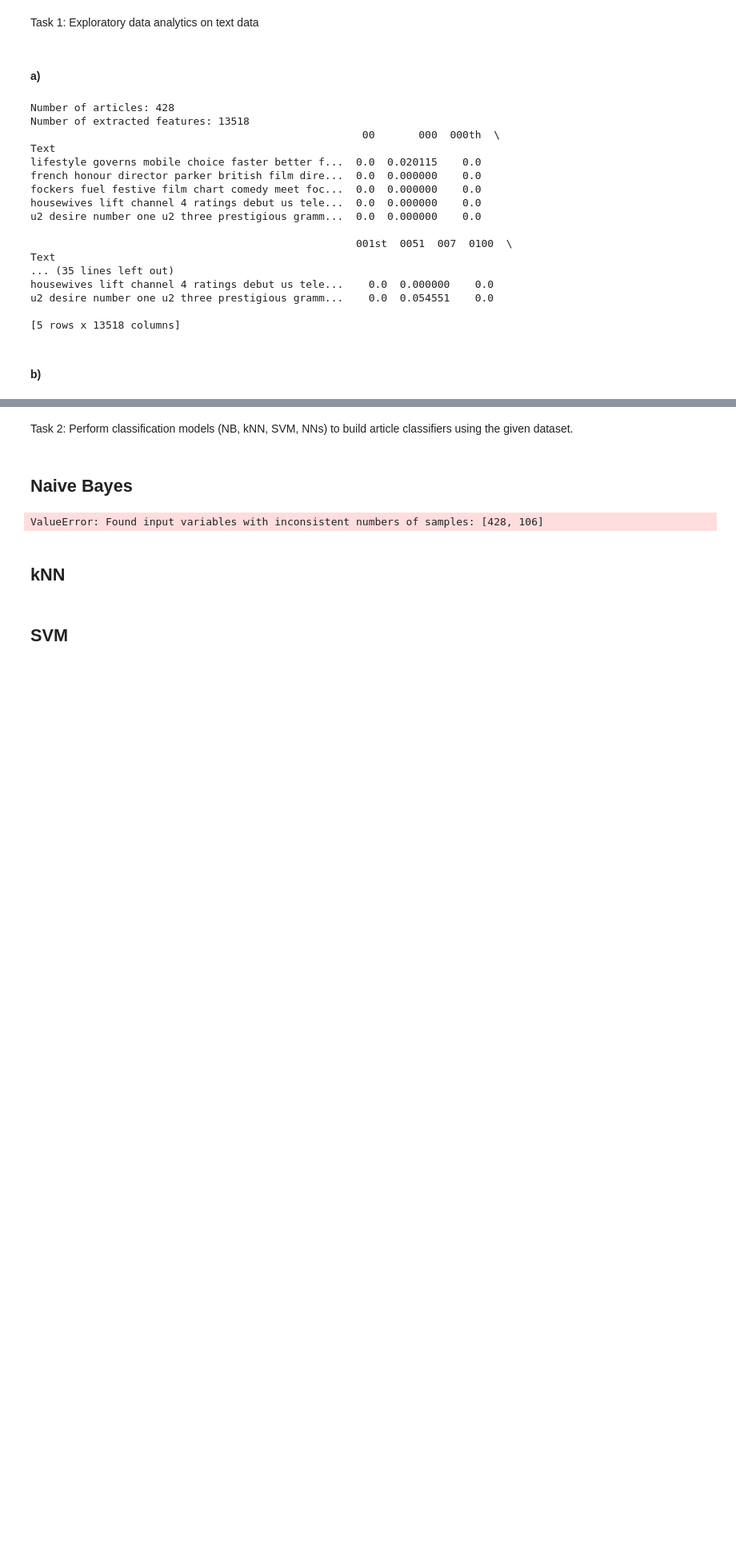
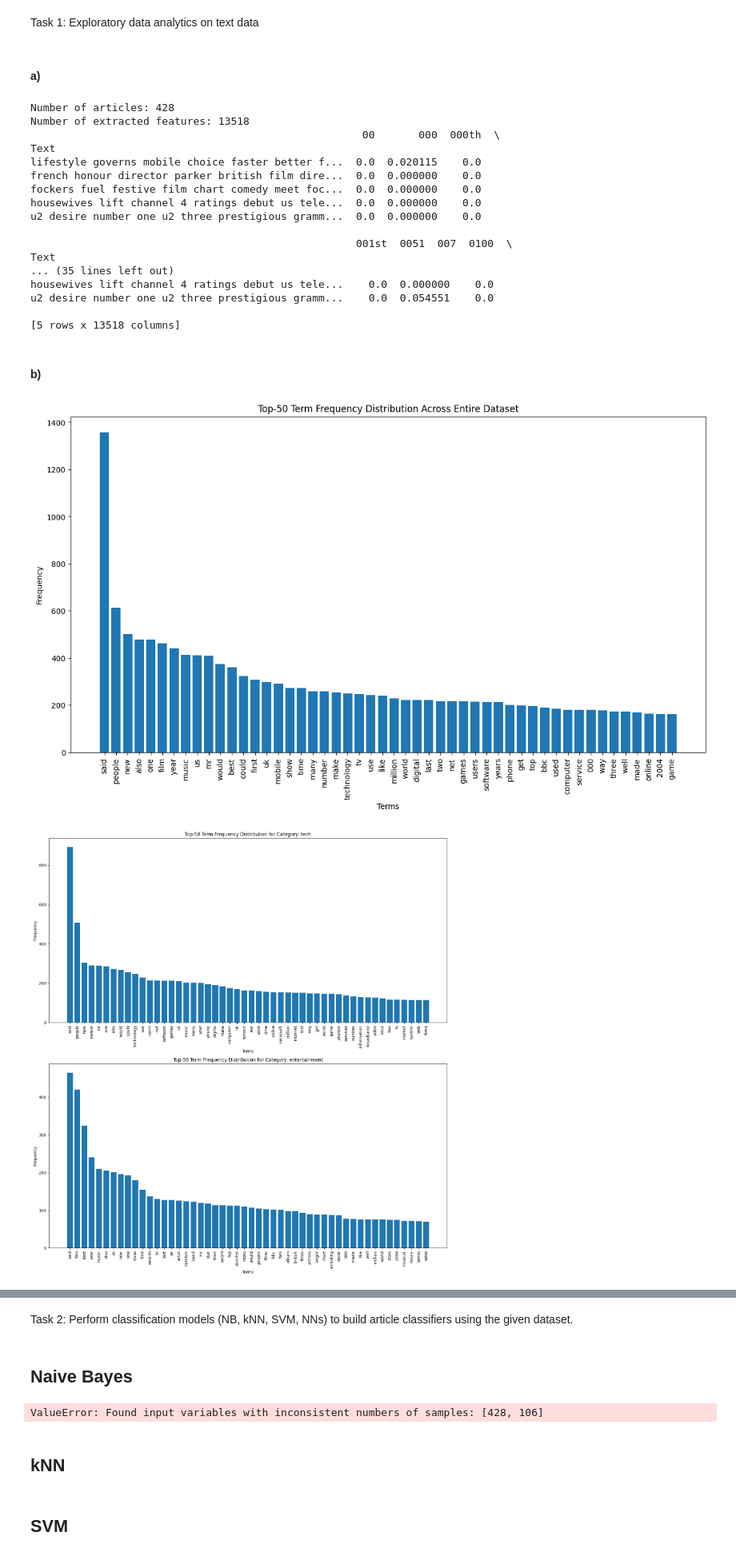
Before and after one commit to jeffcct/Tutorial-5, a Jupyter notebook: Assignment/draft.ipynb, the cells around one changed output, grey strips where cells are left out. Shown at 80% size. Drawn from its saved outputs; the diff is of its cells as text; code cells hidden in the pictures; blank space fills up the shorter version.

```diff
--- a/Assignment/draft.ipynb
+++ b/Assignment/draft.ipynb
@@ -61,0 +60,61 @@ u2 desire number one u2 three prestigious gramm...    0.0  0.054551    0.0
+# %%
+import matplotlib.pyplot as plt
+from sklearn.feature_extraction.text import CountVectorizer
+
+vectorizer = CountVectorizer()
+
+word_matrix = vectorizer.fit_transform(data_X["Text"])
+word_hz = word_matrix.sum(axis=0).A1
+terms = vectorizer.get_feature_names_out()
+
+term_freq_df = pd.DataFrame({'term': terms, 'frequency': word_hz})
+term_freq_df = term_freq_df.sort_values(by='frequency', ascending=False)
+
+#plot 1
+plt.figure(figsize=(15, 8))
+top50 = term_freq_df.head(50)
+plt.bar(top50['term'], top50['frequency'])
+plt.xticks(rotation=90)
+plt.xlabel('Terms')
+plt.ylabel('Frequency')
+plt.title('Top-50 Term Frequency Distribution Across Entire Dataset')
+plt.show()
+
+categories = data_X['Category'].unique()
+term_hz = {}
+
+for category in categories:
+    category_texts = data_X[data_X['Category'] == category]['Text']
+    category_word_matrix = vectorizer.transform(category_texts)
+    category_word_hz = category_word_matrix.sum(axis=0).A1
+    term_hz[category] = category_word_hz
+
+#plot 2&3
+fig, axes = plt.subplots(len(categories), 1, figsize=(15, 8 * len(categories)))
+
+for i, category in enumerate(categories):
+    term_freqDF = pd.DataFrame({'term': terms, 'frequency': term_hz[category]})
+    term_freqDF = term_freqDF.sort_values(by='frequency', ascending=False)
+    top50_terms = term_freqDF.head(50)
+
+    axes[i].bar(top50_terms['term'], top50_terms['frequency'])
+    axes[i].set_xticks(range(len(top50_terms['term'])))
+    axes[i].set_xticklabels(top50_terms['term'], rotation=90)
+    axes[i].set_xlabel('Terms')
+    axes[i].set_ylabel('Frequency')
+    axes[i].set_title(f'Top-50 Term Frequency Distribution for Category: {category}')
+
+plt.tight_layout()
+plt.show()
+
+#plot 4
+plt.figure(figsize=(10, 6))
+category_distribution = data_X['Category'].value_counts()
+category_distribution.plot(kind='bar')
+plt.xlabel('Category')
+plt.ylabel('Number of Articles')
+plt.title('Category Distribution')
+plt.show()
+# %% [output]
+[figure, added]
+[figure, added]
```
Also changed, not shown: parts of 2 cells of this notebook.
